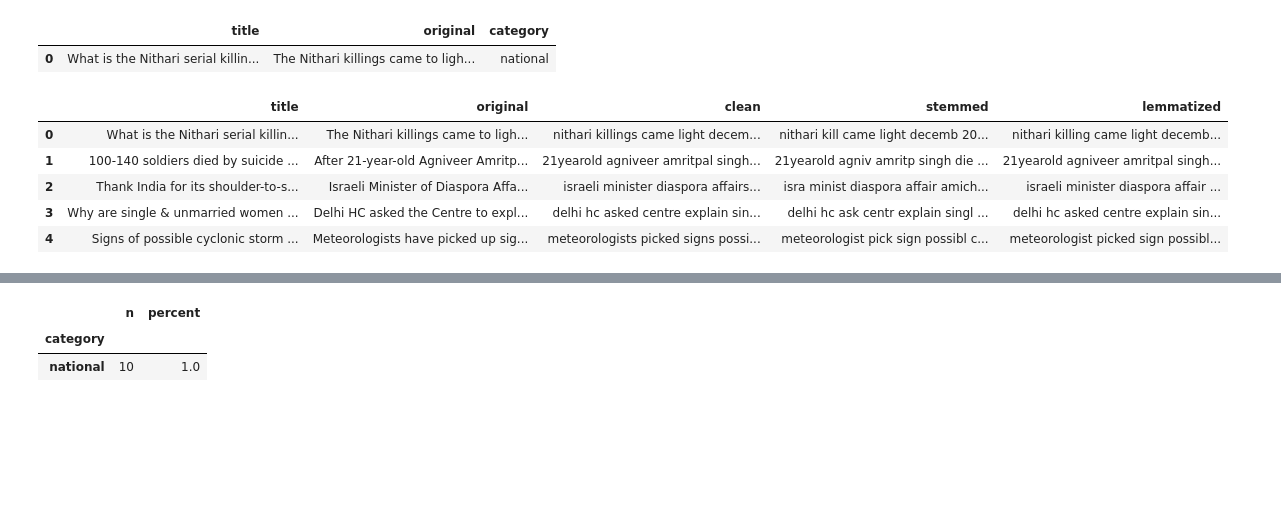
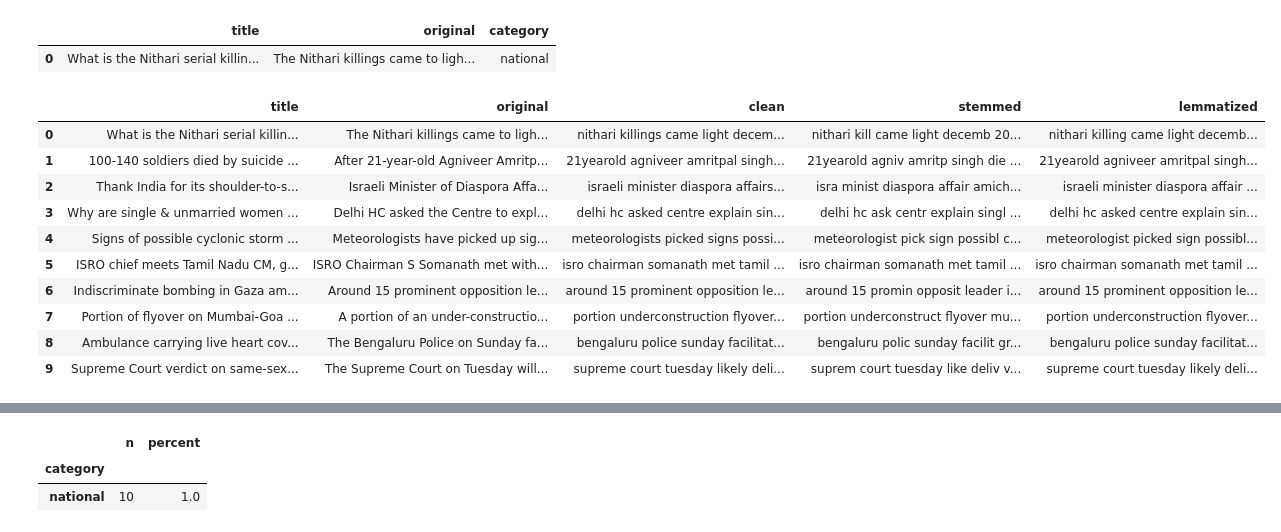
Before and after one commit to Marc-Aradillas/natural-language-processing-exercises, a Jupyter notebook: explore.ipynb, the cells around one changed output, grey strips where cells are left out. Drawn from its saved outputs; the diff is of its cells as text; code cells hidden in the pictures; blank space fills up the shorter version.

```diff
--- a/explore.ipynb
+++ b/explore.ipynb
@@ -972,11 +972,16 @@ news_df.head(1)
 |  | title | original | category |
 | 0 | What is the Nithari serial killin... | The Nithari killings came to ligh... | national |
 # %%
-p.prep_text_data(news_df, 'original', extra_words = ['ha', 'u'], exclude_words = ['no']).head()
+p.prep_text_data(news_df, 'original', extra_words = ['ha', 'u'], exclude_words = ['no'])
 # %% [output]
 |  | title | original | clean | stemmed | lemmatized |
 | 0 | What is the Nithari serial killin... | The Nithari killings came to ligh... | nithari killings came light decem... | nithari kill came light decemb 20... | nithari killing came light decemb... |
 | 1 | 100-140 soldiers died by suicide ... | After 21-year-old Agniveer Amritp... | 21yearold agniveer amritpal singh... | 21yearold agniv amritp singh die ... | 21yearold agniveer amritpal singh... |
 | 2 | Thank India for its shoulder-to-s... | Israeli Minister of Diaspora Affa... | israeli minister diaspora affairs... | isra minist diaspora affair amich... | israeli minister diaspora affair ... |
 | 3 | Why are single & unmarried women ... | Delhi HC asked the Centre to expl... | delhi hc asked centre explain sin... | delhi hc ask centr explain singl ... | delhi hc asked centre explain sin... |
 | 4 | Signs of possible cyclonic storm ... | Meteorologists have picked up sig... | meteorologists picked signs possi... | meteorologist pick sign possibl c... | meteorologist picked sign possibl... |
+| 5 | ISRO chief meets Tamil Nadu CM, g... | ISRO Chairman S Somanath met with... | isro chairman somanath met tamil ... | isro chairman somanath met tamil ... | isro chairman somanath met tamil ... |
+| 6 | Indiscriminate bombing in Gaza am... | Around 15 prominent opposition le... | around 15 prominent opposition le... | around 15 promin opposit leader i... | around 15 prominent opposition le... |
+| 7 | Portion of flyover on Mumbai-Goa ... | A portion of an under-constructio... | portion underconstruction flyover... | portion underconstruct flyover mu... | portion underconstruction flyover... |
+| 8 | Ambulance carrying live heart cov... | The Bengaluru Police on Sunday fa... | bengaluru police sunday facilitat... | bengaluru polic sunday facilit gr... | bengaluru police sunday facilitat... |
+| 9 | Supreme Court verdict on same-sex... | The Supreme Court on Tuesday will... | supreme court tuesday likely deli... | suprem court tuesday like deliv v... | supreme court tuesday likely deli... |
```
Also changed, not shown: parts of 4 cells of this notebook, 1 other file.
